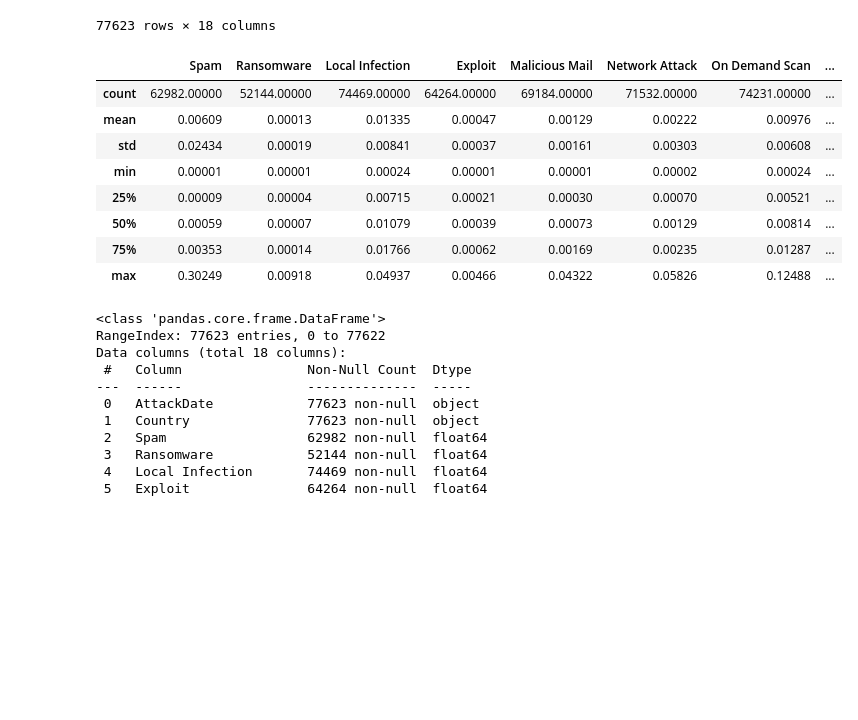
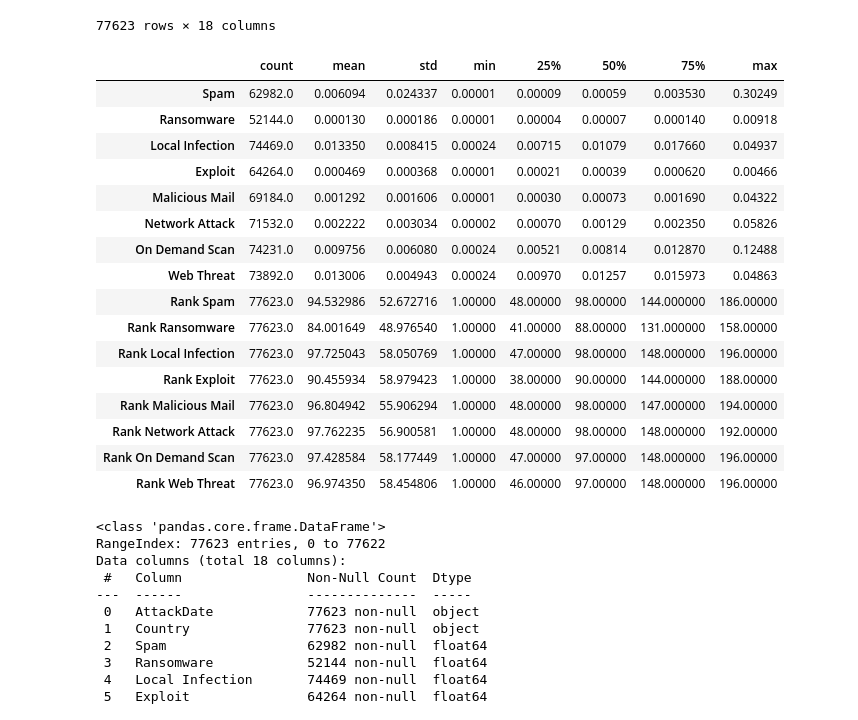
Before and after one commit to theobringino/ds-ai-ml-projects, a Jupyter notebook: projects/global_cyber_threat_landscape/global_cyber_threat_landscape_lr.ipynb, the cells around one changed output. Cells and saved outputs as stored; diff of their text form; code cells hidden in the pictures; blank space fills up the shorter version.

```diff
--- a/projects/global_cyber_threat_landscape/global_cyber_threat_landscape_lr.ipynb
+++ b/projects/global_cyber_threat_landscape/global_cyber_threat_landscape_lr.ipynb
@@ -40,17 +42,25 @@ df
 77623 rows × 18 columns
 # %%
 #summary statistics
-df.describe()
+df.describe().T
 # %% [output]
-|  | Spam | Ransomware | Local Infection | Exploit | Malicious Mail | Network Attack | On Demand Scan | ... |
-| count | 62982.00000 | 52144.00000 | 74469.00000 | 64264.00000 | 69184.00000 | 71532.00000 | 74231.00000 | ... |
-| mean | 0.00609 | 0.00013 | 0.01335 | 0.00047 | 0.00129 | 0.00222 | 0.00976 | ... |
-| std | 0.02434 | 0.00019 | 0.00841 | 0.00037 | 0.00161 | 0.00303 | 0.00608 | ... |
-| min | 0.00001 | 0.00001 | 0.00024 | 0.00001 | 0.00001 | 0.00002 | 0.00024 | ... |
-| 25% | 0.00009 | 0.00004 | 0.00715 | 0.00021 | 0.00030 | 0.00070 | 0.00521 | ... |
-| 50% | 0.00059 | 0.00007 | 0.01079 | 0.00039 | 0.00073 | 0.00129 | 0.00814 | ... |
-| 75% | 0.00353 | 0.00014 | 0.01766 | 0.00062 | 0.00169 | 0.00235 | 0.01287 | ... |
-| max | 0.30249 | 0.00918 | 0.04937 | 0.00466 | 0.04322 | 0.05826 | 0.12488 | ... |
+|  | count | mean | std | min | 25% | 50% | 75% | max |
+| Spam | 62982.0 | 0.006094 | 0.024337 | 0.00001 | 0.00009 | 0.00059 | 0.003530 | 0.30249 |
+| Ransomware | 52144.0 | 0.000130 | 0.000186 | 0.00001 | 0.00004 | 0.00007 | 0.000140 | 0.00918 |
+| Local Infection | 74469.0 | 0.013350 | 0.008415 | 0.00024 | 0.00715 | 0.01079 | 0.017660 | 0.04937 |
+| Exploit | 64264.0 | 0.000469 | 0.000368 | 0.00001 | 0.00021 | 0.00039 | 0.000620 | 0.00466 |
+| Malicious Mail | 69184.0 | 0.001292 | 0.001606 | 0.00001 | 0.00030 | 0.00073 | 0.001690 | 0.04322 |
+| Network Attack | 71532.0 | 0.002222 | 0.003034 | 0.00002 | 0.00070 | 0.00129 | 0.002350 | 0.05826 |
+| On Demand Scan | 74231.0 | 0.009756 | 0.006080 | 0.00024 | 0.00521 | 0.00814 | 0.012870 | 0.12488 |
+| Web Threat | 73892.0 | 0.013006 | 0.004943 | 0.00024 | 0.00970 | 0.01257 | 0.015973 | 0.04863 |
+| Rank Spam | 77623.0 | 94.532986 | 52.672716 | 1.00000 | 48.00000 | 98.00000 | 144.000000 | 186.00000 |
+| Rank Ransomware | 77623.0 | 84.001649 | 48.976540 | 1.00000 | 41.00000 | 88.00000 | 131.000000 | 158.00000 |
+| Rank Local Infection | 77623.0 | 97.725043 | 58.050769 | 1.00000 | 47.00000 | 98.00000 | 148.000000 | 196.00000 |
+| Rank Exploit | 77623.0 | 90.455934 | 58.979423 | 1.00000 | 38.00000 | 90.00000 | 144.000000 | 188.00000 |
+| Rank Malicious Mail | 77623.0 | 96.804942 | 55.906294 | 1.00000 | 48.00000 | 98.00000 | 147.000000 | 194.00000 |
+| Rank Network Attack | 77623.0 | 97.762235 | 56.900581 | 1.00000 | 48.00000 | 98.00000 | 148.000000 | 192.00000 |
+| Rank On Demand Scan | 77623.0 | 97.428584 | 58.177449 | 1.00000 | 47.00000 | 97.00000 | 148.000000 | 196.00000 |
+| Rank Web Threat | 77623.0 | 96.974350 | 58.454806 | 1.00000 | 46.00000 | 97.00000 | 148.000000 | 196.00000 |
 # %%
 #check total count and nulls counts
 df.info()
```
Also changed, not shown: parts of 18 cells of this notebook.
